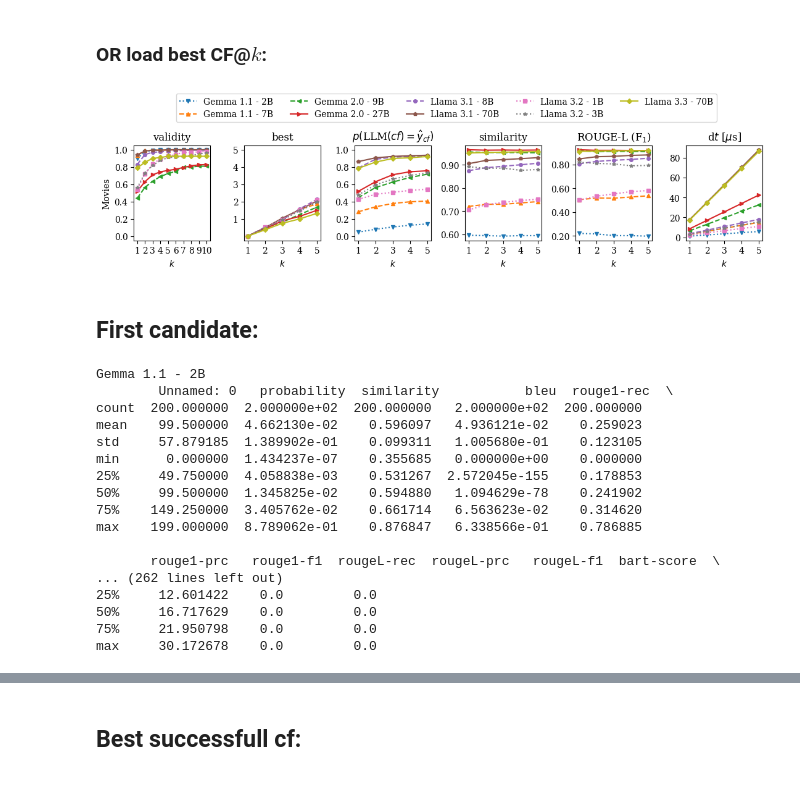
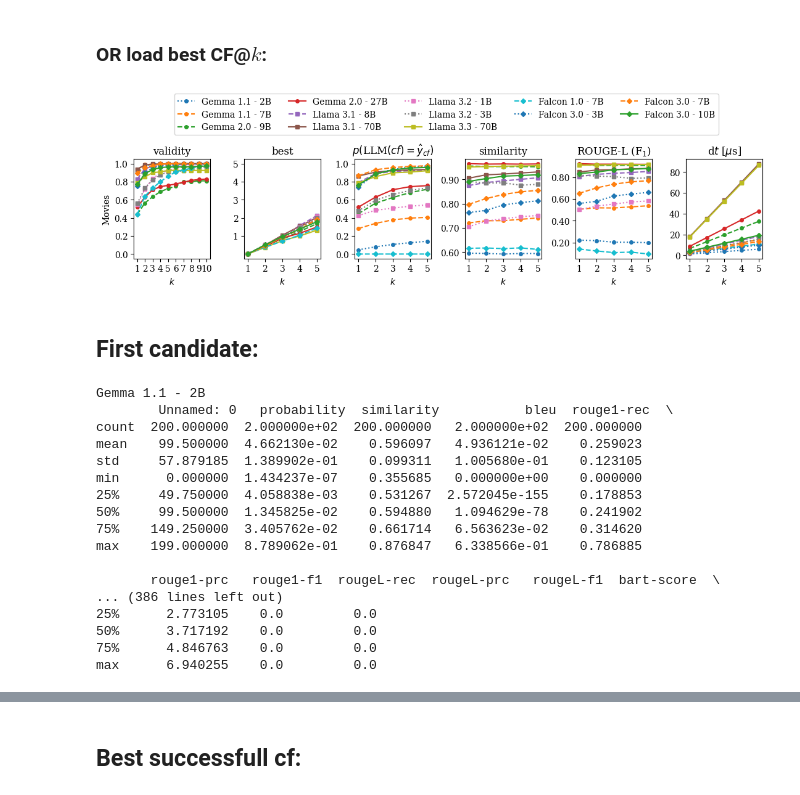
Before and after one commit to k-randl/self-explaining_llms, a Jupyter notebook: evaluate-movies-counterfactuals.ipynb, the cells around one changed output, grey strips where cells are left out. Saved outputs shown, nothing was run; the diff lists cells and outputs as text; code cells hidden in the pictures.

```diff
--- a/evaluate-movies-counterfactuals.ipynb
+++ b/evaluate-movies-counterfactuals.ipynb
@@ -29,7 +29,11 @@ MODELS = {
     "Llama 3.1 - 70B": "meta-llama/Meta-Llama-3.1-70B-Instruct",
     "Llama 3.2 - 1B":  "meta-llama/Llama-3.2-1B-Instruct",
     "Llama 3.2 - 3B":  "meta-llama/Llama-3.2-3B-Instruct",
-    "Llama 3.3 - 70B": "meta-llama/Llama-3.3-70B-Instruct"
+    "Llama 3.3 - 70B": "meta-llama/Llama-3.3-70B-Instruct",
+    "Falcon 1.0 - 7B": "tiiuae/Falcon-7B-Instruct",
+    "Falcon 3.0 - 3B": "tiiuae/Falcon3-3B-Instruct",
+    "Falcon 3.0 - 7B": "tiiuae/Falcon3-7B-Instruct",
+    "Falcon 3.0 - 10B": "tiiuae/Falcon3-10B-Instruct"
 }
 
 PLOTS_DIR  = "plots"
@@ -238,10 +250,10 @@ for model in RESULTS:
     for i in counterfactuals[model]:
         counterfactuals[model][i] = pd.read_csv(path + f'{model}-first{i:d}.csv')
 # %%
-fig, axs = plt.subplots(1, 6, figsize=(11,3))
+fig, axs = plt.subplots(1, 6, figsize=(11,3.5))
 xs = np.arange(5)+1
 
-markers = ('v', '^', '<', '>', 'o', 'p', 's', '*', 'D')
+markers = ['o']*4 + ['s']*5 + ['D']*4
 
 for marker, model in zip(markers, RESULTS):
     size = int(model.split()[-1][:-1])
@@ -272,36 +284,36 @@ for marker, model in zip(markers, RESULTS):
     sim  = [counterfactuals[model][i+1]['similarity'].mean() for i in range(5)]
     axs[3].plot(xs, sim, label=model, marker=marker, markersize=4, linestyle=linestyle)
     axs[3].set_title('similarity')
     axs[3].get_yaxis().set_major_formatter(
         matplotlib.ticker.FuncFormatter(lambda x, p: f'{x:.2f}')
     )
 
     sim  = [counterfactuals[model][i+1]['rougeL-f1'].mean() for i in range(5)]
     axs[4].plot(xs, sim, label=model, marker=marker, markersize=4, linestyle=linestyle)
     axs[4].set_title('ROUGE-L (F$_1$)')
     axs[4].get_yaxis().set_major_formatter(
         matplotlib.ticker.FuncFormatter(lambda x, p: f'{x:.2f}')
     )
 
     dt   = [counterfactuals[model][i+1]['dt'].mean() for i in range(5)]
     axs[5].plot(xs, dt, label=model, marker=marker, markersize=4, linestyle=linestyle)
     axs[5].set_title('d$t$ [$\mu$s]')
     axs[5].get_yaxis().set_major_formatter(
         matplotlib.ticker.FuncFormatter(lambda x, p: f'{x:.0f}')
     )
 
 for ax in axs[1:]:
     ax.set_xticks(xs)
     ax.set_xlabel('$k$')
 
 axs[0].set_ylabel('Movies')
 
-plt.tight_layout(rect=(0, 0, 1, .85))
-axs[2].legend(bbox_to_anchor=(.7, 1.2, 1, 1), loc='lower center', ncols=len(RESULTS)//2+1)
+plt.tight_layout(rect=(0, 0, 1, .75))
+axs[2].legend(bbox_to_anchor=(.7, 1.2, 1, 1), loc='lower center', ncols=len(RESULTS)//3+1)
 plt.savefig('plots/Counterfactuals-Movies.pdf')
 plt.show()
 # %% [output]
-[figure, old version]
+[figure, new version]
 # %% [markdown]
 ## First candidate:
 # %%
@@ -319,11 +331,11 @@ min      0.000000  1.434237e-07    0.355685   0.000000e+00    0.000000
 max    199.000000  8.789062e-01    0.876847   6.338566e-01    0.786885
 
        rouge1-prc   rouge1-f1  rougeL-rec  rougeL-prc   rougeL-f1  bart-score  \
-... (262 lines left out)
-25%     12.601422    0.0         0.0
-50%     16.717629    0.0         0.0
-75%     21.950798    0.0         0.0
-max     30.172678    0.0         0.0
+... (386 lines left out)
+25%      2.773105    0.0         0.0
+50%      3.717192    0.0         0.0
+75%      4.846763    0.0         0.0
+max      6.940255    0.0         0.0
 # %%
 hs, ls = [], []
 
```
Also changed, not shown: parts of 9 cells of this notebook, 12 other files.
